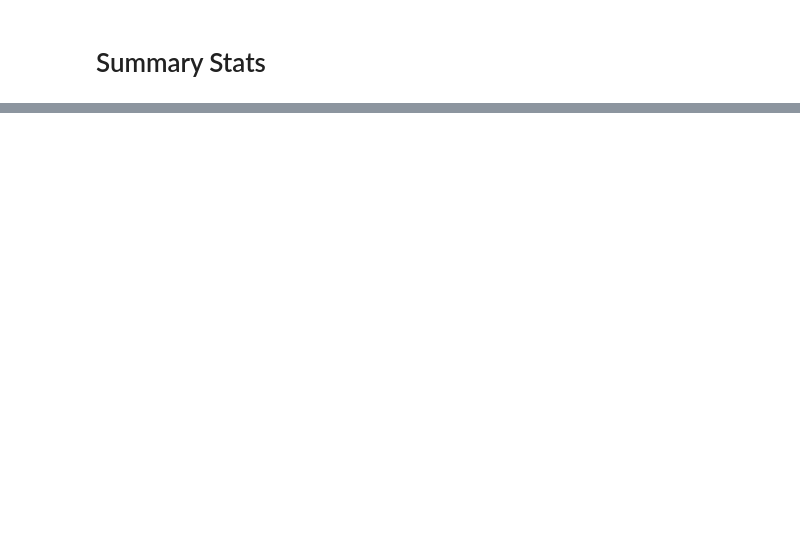
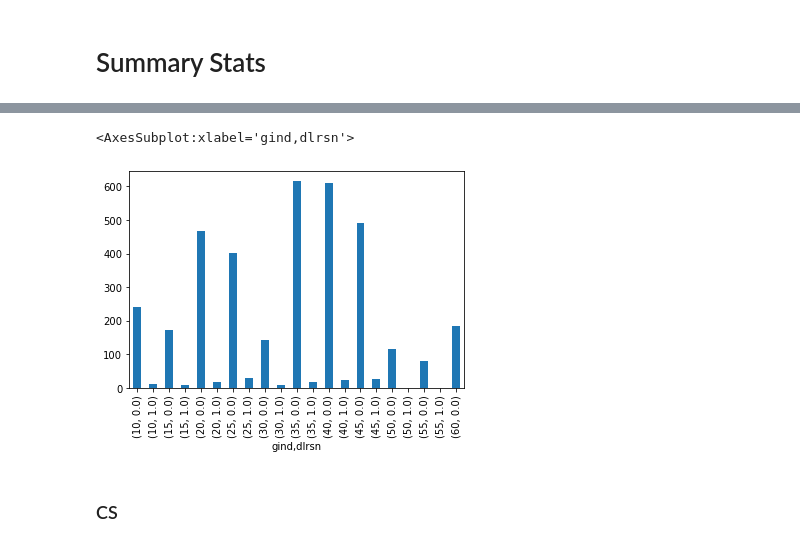
Before and after one commit to evamferreira/Thesis_Rep, a Jupyter notebook: Data/data_treat.ipynb, the cells around one changed output, grey strips where cells are left out. Saved outputs shown, nothing was run; the diff lists cells and outputs as text; code cells hidden in the pictures; blank space fills up the shorter version.

```diff
--- a/Data/data_treat.ipynb
+++ b/Data/data_treat.ipynb
@@ -678,0 +684,3 @@ dfo = pd.merge(dfo, merge_df, on = ['PERMCO','fyear'], how = 'left')
+# %%
+#Find the companies that change gind through the timeline
+x = dfo[['PERMCO', 'gind']].groupby('PERMCO')['gind'].nunique()
@@ -679,3 +698,6 @@ dfo = pd.merge(dfo, merge_df, on = ['PERMCO','fyear'], how = 'left')
+# %%
+dfo.drop(dfo.index[dfo['PERMCO']==20851], inplace=True)
+dfo.drop(dfo.index[dfo['PERMCO']==54879], inplace=True)
 # %%
 column_na = ['tic', 'conm', 'dlrsn', 'gind']
 for column in column_na:
@@ -835,0 +913,5 @@ df_stat_1
+# %%
+dfo.groupby(['gind','dlrsn'])['PERMCO'].nunique().plot(kind='bar')
+# %% [output]
+<AxesSubplot:xlabel='gind,dlrsn'>
+[figure, added]
@@ -835,0 +924,2 @@ df_stat_1
+# %% [markdown]
+### CS
```
Also changed, not shown: parts of 32 cells of this notebook, 10 other files.
